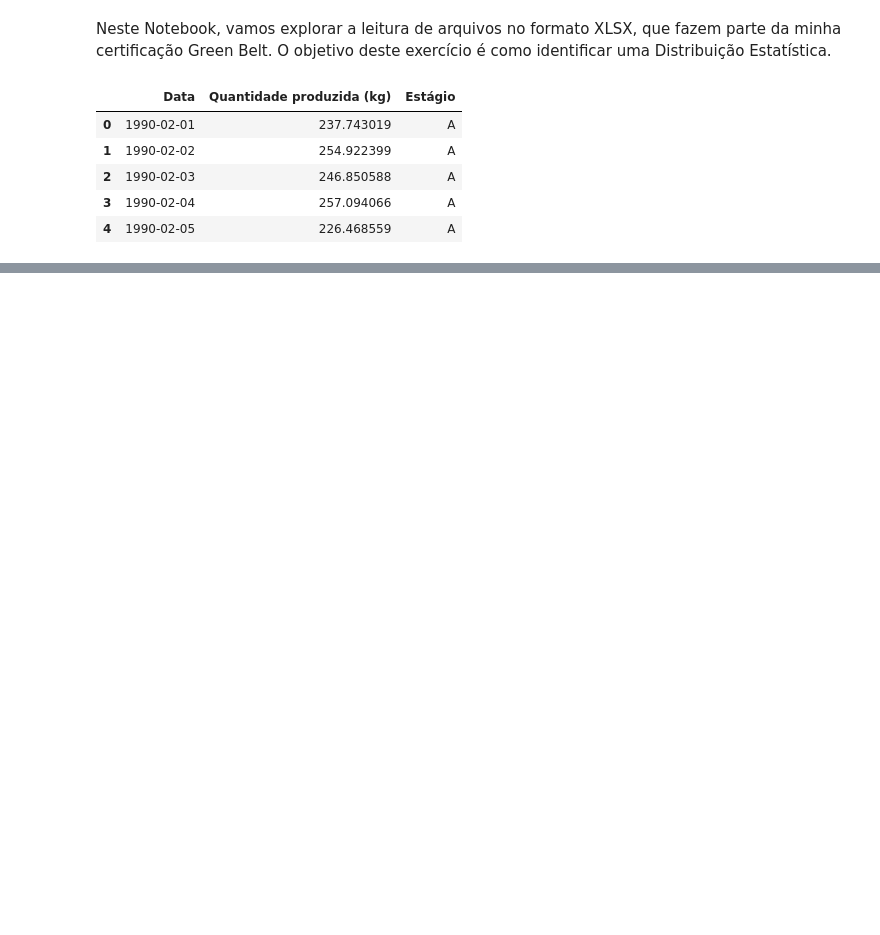
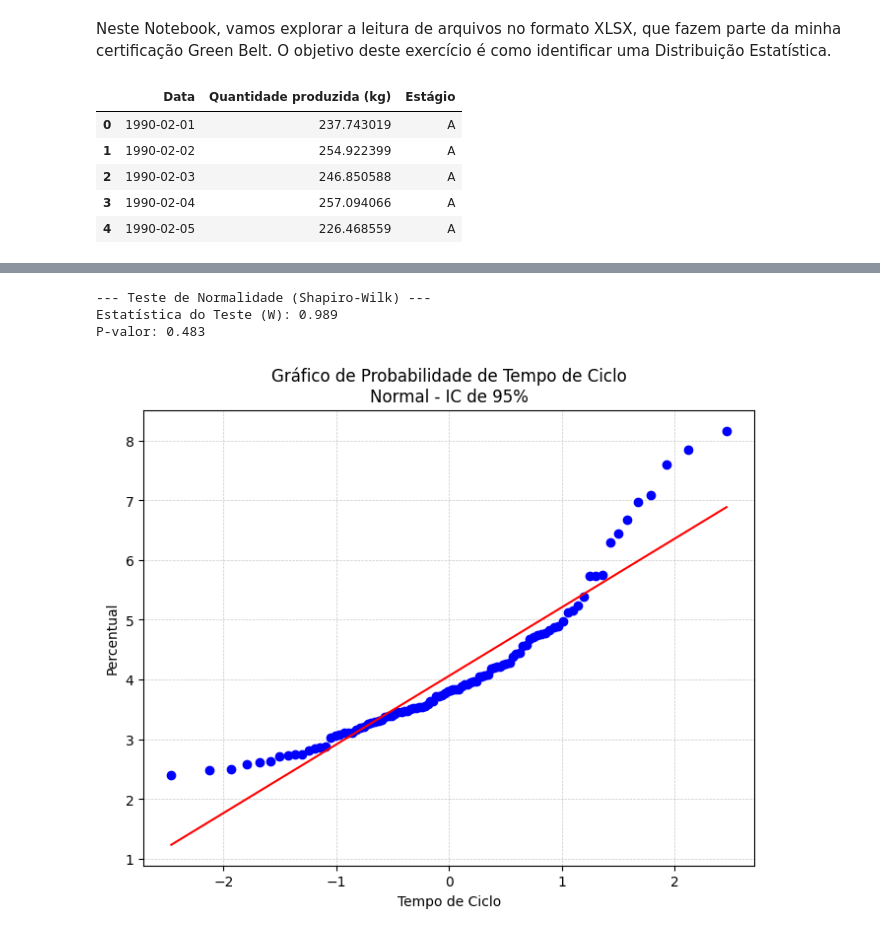
Before and after one commit to moises-rb/Analise_Dados, a Jupyter notebook: Green_Belt/DistribuicaoEstatistica/Distribuicao_Estatistica.ipynb, the cells around one changed output, grey strips where cells are left out. Saved outputs shown, nothing was run; the diff lists cells and outputs as text; code cells hidden in the pictures; blank space fills up the shorter version.

```diff
--- a/Green_Belt/DistribuicaoEstatistica/Distribuicao_Estatistica.ipynb
+++ b/Green_Belt/DistribuicaoEstatistica/Distribuicao_Estatistica.ipynb
@@ -17,0 +116,29 @@ dados.head()
+# %%
+# Realizando o Teste de Shapiro-Wilk para Normalidade
+estatistica_shapiro, p_valor_shapiro = stats.shapiro(dados_quantidade)
+
+print(f"\n--- Teste de Normalidade (Shapiro-Wilk) ---")
+print(f"Estatística do Teste (W): {estatistica_shapiro:.3f}") # Mostra 3 casinhas
+print(f"P-valor: {p_valor_shapiro:.3f}") # Mostra 3 casinhas
+# %% [output]
+--- Teste de Normalidade (Shapiro-Wilk) ---
+Estatística do Teste (W): 0.989
+P-valor: 0.483
+# %%
+# Pegando os dados da coluna que queremos analisar
+dados_para_analisar = dados_aba2['Tempo de Ciclo'].dropna() # O .dropna() tira qualquer "buraco" nos dados, se houver
+
+# Gerando o gráfico de probabilidade
+fig, ax = plt.subplots(figsize=(8, 6)) # Cria um "desenho" e um "local" para ele
+
+stats.probplot(dados_para_analisar, dist="norm", plot=ax) # Essa é a mágica que faz o gráfico!
+
+# Adicionando um título para nosso desenho
+ax.set_title('Gráfico de Probabilidade de Tempo de Ciclo\nNormal - IC de 95%')
+ax.set_xlabel('Tempo de Ciclo') # Rótulo da parte de baixo
+ax.set_ylabel('Percentual') # Rótulo da lateral
+
+plt.grid(True, which='both', linestyle='--', linewidth=0.5, alpha=0.7) # Coloca umas grades para ajudar a ver
+plt.show() # Mostra o desenho!
+# %% [output]
+[figure, added]
```
Also changed, not shown: parts of 13 cells of this notebook.
